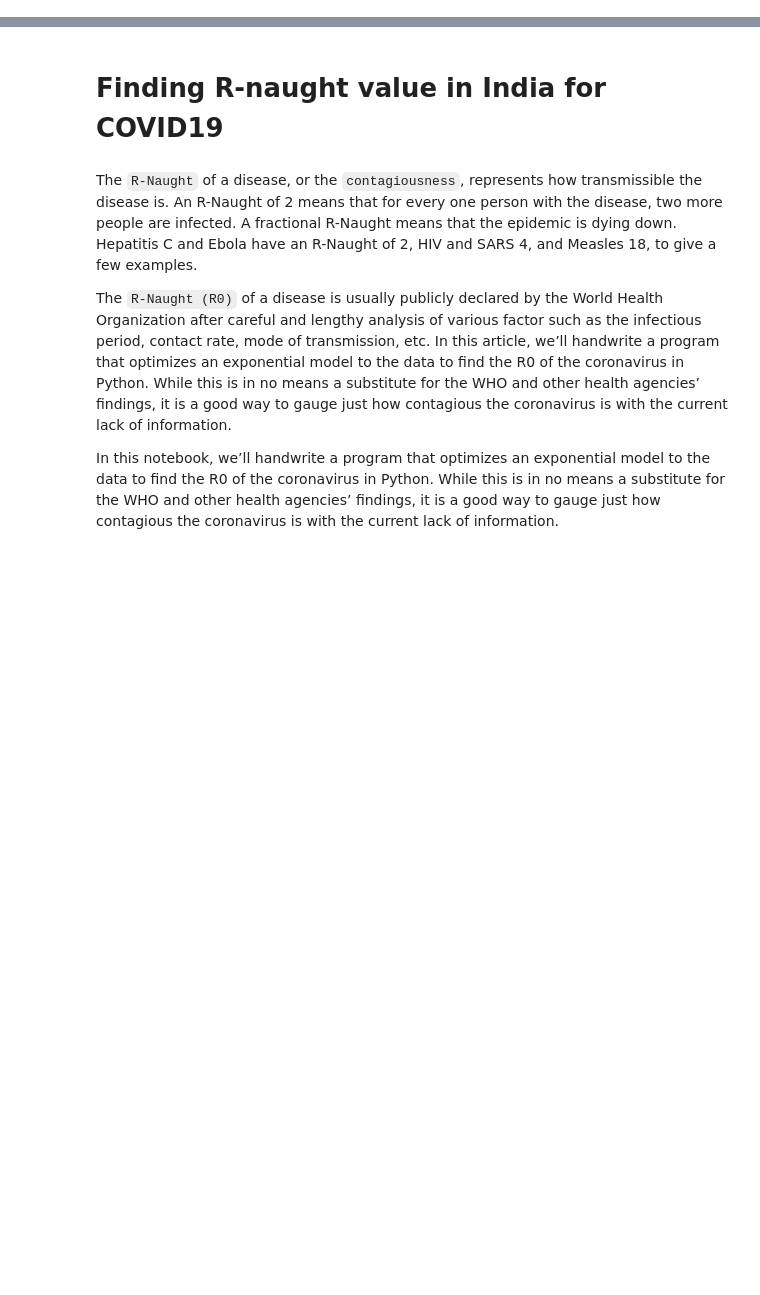
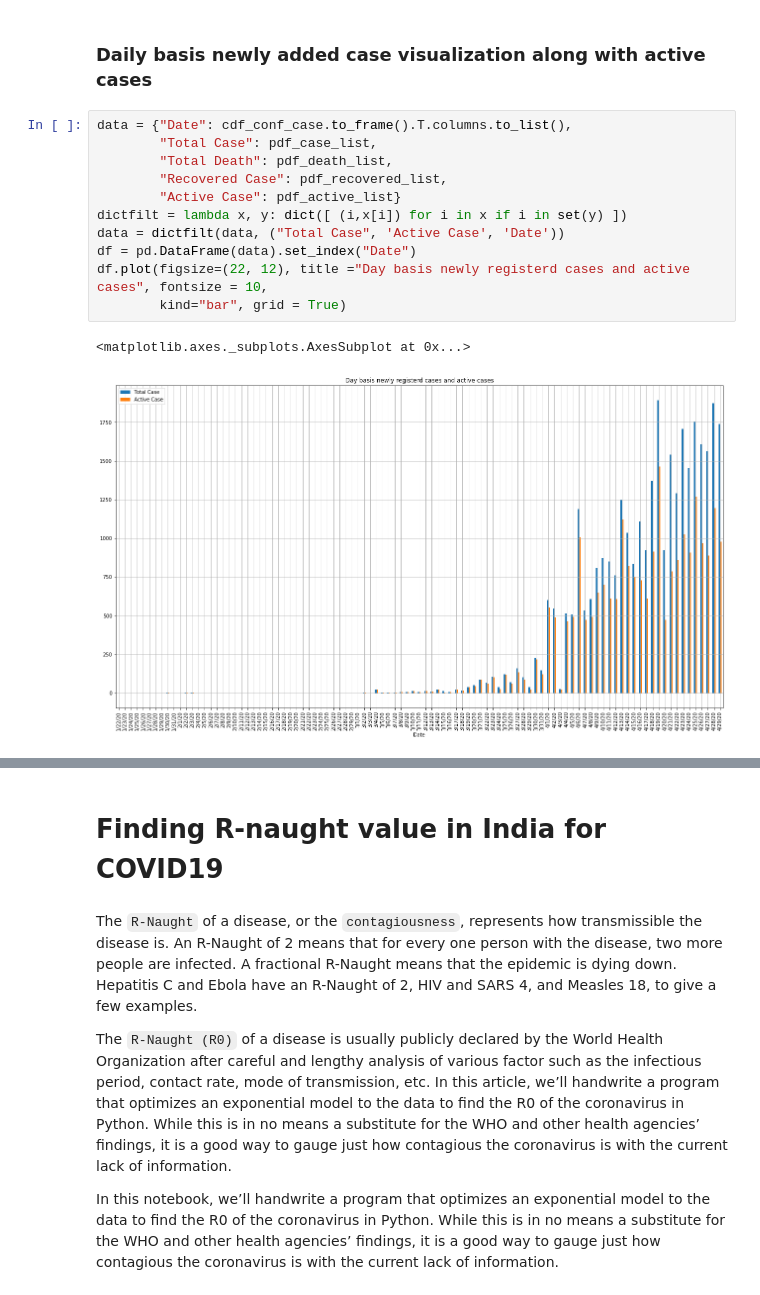
Before and after one commit to swapnanilsharma/Covid19-India-Finding-Insight, a Jupyter notebook: Covid19 India finding insight.ipynb, the cells around one changed output, grey strips where cells are left out. Cells and saved outputs as stored; diff of their text form; blank space fills up the shorter version.

```diff
--- a/Covid19 India finding insight.ipynb
+++ b/Covid19 India finding insight.ipynb
@@ -84,0 +82,16 @@ plt.show()
+# %% [markdown]
+### Daily basis newly added case visualization along with active cases
+# %%
+data = {"Date": cdf_conf_case.to_frame().T.columns.to_list(),
+        "Total Case": pdf_case_list,
+        "Total Death": pdf_death_list,
+        "Recovered Case": pdf_recovered_list,
+        "Active Case": pdf_active_list}
+dictfilt = lambda x, y: dict([ (i,x[i]) for i in x if i in set(y) ])
+data = dictfilt(data, ("Total Case", 'Active Case', 'Date'))
+df = pd.DataFrame(data).set_index("Date")
+df.plot(figsize=(22, 12), title ="Day basis newly registerd cases and active cases", fontsize = 10,
+        kind="bar", grid = True)
+# %% [output]
+<matplotlib.axes._subplots.AxesSubplot at 0x...>
+[figure, added]
```
Also changed, not shown: parts of 32 cells of this notebook.
